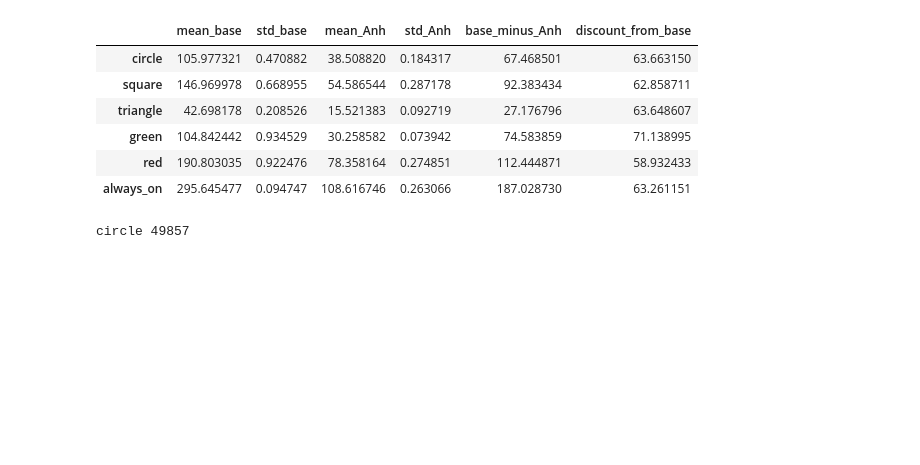
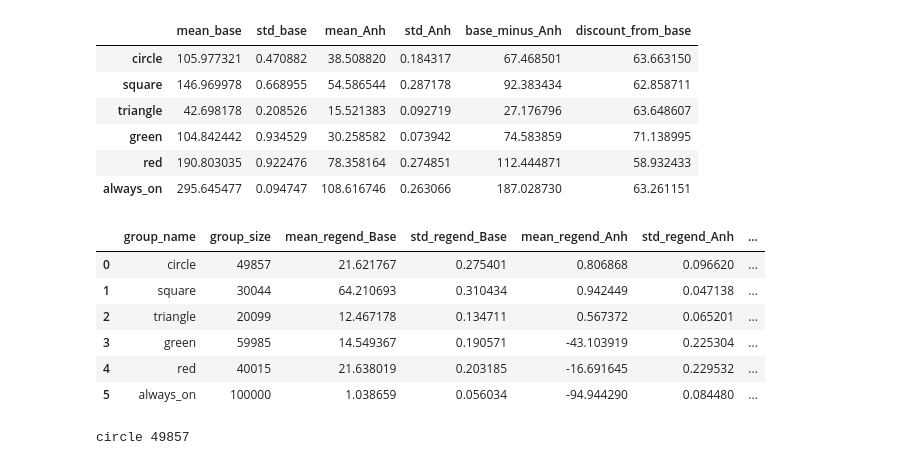
Before and after one commit to krishnacharya/multidecomp, a Jupyter notebook: iclr_res/groupwise_synthetic_allunclipped.ipynb, the cells around one changed output. Drawn from its saved outputs; the diff is of its cells as text; code cells hidden in the pictures; blank space fills up the shorter version.

```diff
--- a/iclr_res/groupwise_synthetic_allunclipped.ipynb
+++ b/iclr_res/groupwise_synthetic_allunclipped.ipynb
@@ -194,10 +204,10 @@ performance_diff(ds_ydperm)
 | red | 190.803035 | 0.922476 | 78.358164 | 0.274851 | 112.444871 | 58.932433 |
 | always_on | 295.645477 | 0.094747 | 108.616746 | 0.263066 | 187.028730 | 63.261151 |
 # %%
-ds_ymean = load_ob('syn_ymean_2sg_exploss.pickle')
-ds_ymin = load_ob('syn_ymin_2sg_exploss.pickle')
-ds_ymax = load_ob('syn_ymax_2sg_exploss.pickle')
-ds_ydperm = load_ob('syn_ydperm_2sg_exploss.pickle')
+ds_ymean = load_ob('syn_ymean_2sg_UC-all.pickle')
+ds_ymin = load_ob('syn_ymin_2sg_UC-all.pickle')
+ds_ymax = load_ob('syn_ymax_2sg_UC-all.pickle')
+ds_ydperm = load_ob('syn_ydperm_2sg_UC-all.pickle')
 # %%
 from bilevel.Groupwise_seedruns import get_end_regret_gw_df
 df_regend_ymin = get_end_regret_gw_df(ds_ymin)
@@ -212,3 +222,13 @@ df_regend_ydperm.to_csv('dfregend_synth_2sg_ydperm.csv')
+# %%
+df_regend_ymin
+# %% [output]
+|  | group_name | group_size | mean_regend_Base | std_regend_Base | mean_regend_Anh | std_regend_Anh | ... |
+| 0 | circle | 49857 | 21.621767 | 0.275401 | 0.806868 | 0.096620 | ... |
+| 1 | square | 30044 | 64.210693 | 0.310434 | 0.942449 | 0.047138 | ... |
+| 2 | triangle | 20099 | 12.467178 | 0.134711 | 0.567372 | 0.065201 | ... |
+| 3 | green | 59985 | 14.549367 | 0.190571 | -43.103919 | 0.225304 | ... |
+| 4 | red | 40015 | 21.638019 | 0.203185 | -16.691645 | 0.229532 | ... |
+| 5 | always_on | 100000 | 1.038659 | 0.056034 | -94.944290 | 0.084480 | ... |
 # %%
 # also check that df mean, min, max, dperm are same except ycol
 # %%
```
Also changed, not shown: parts of 10 cells of this notebook, 2 other files.
